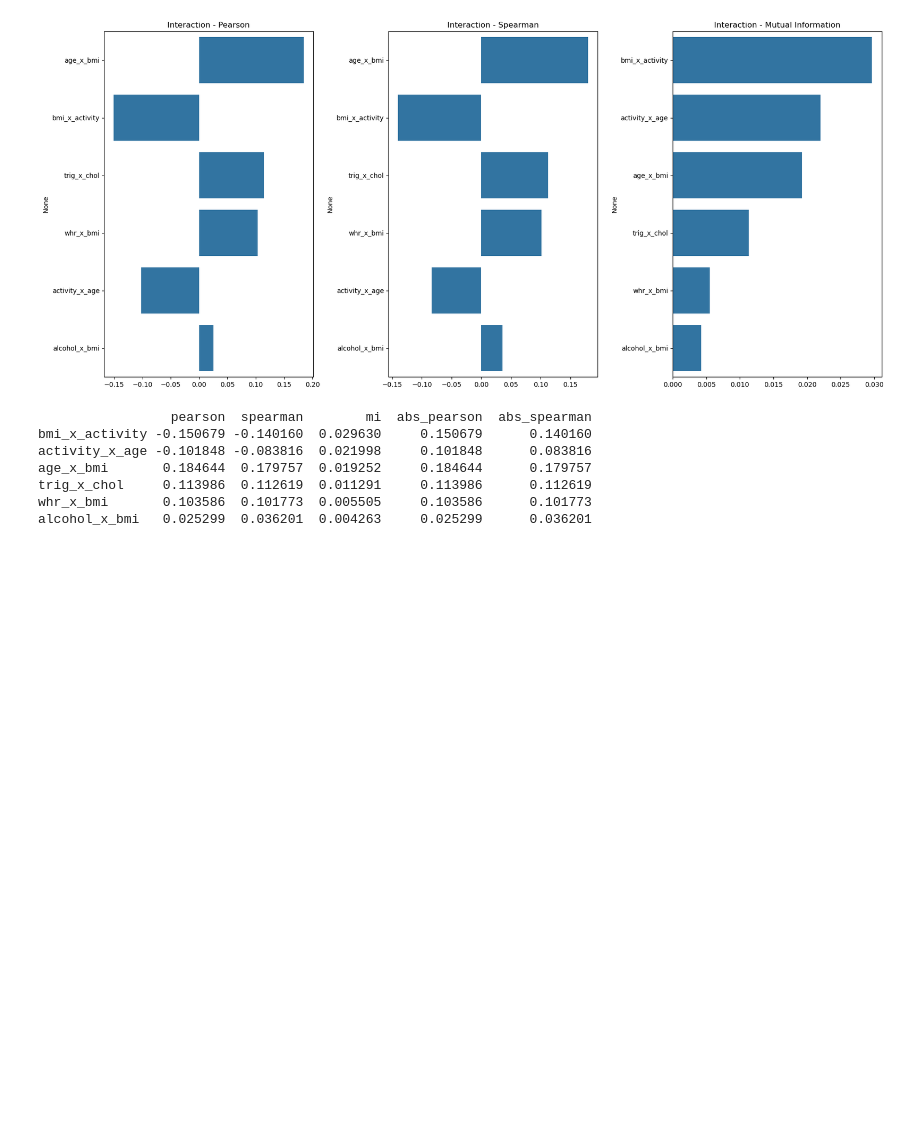
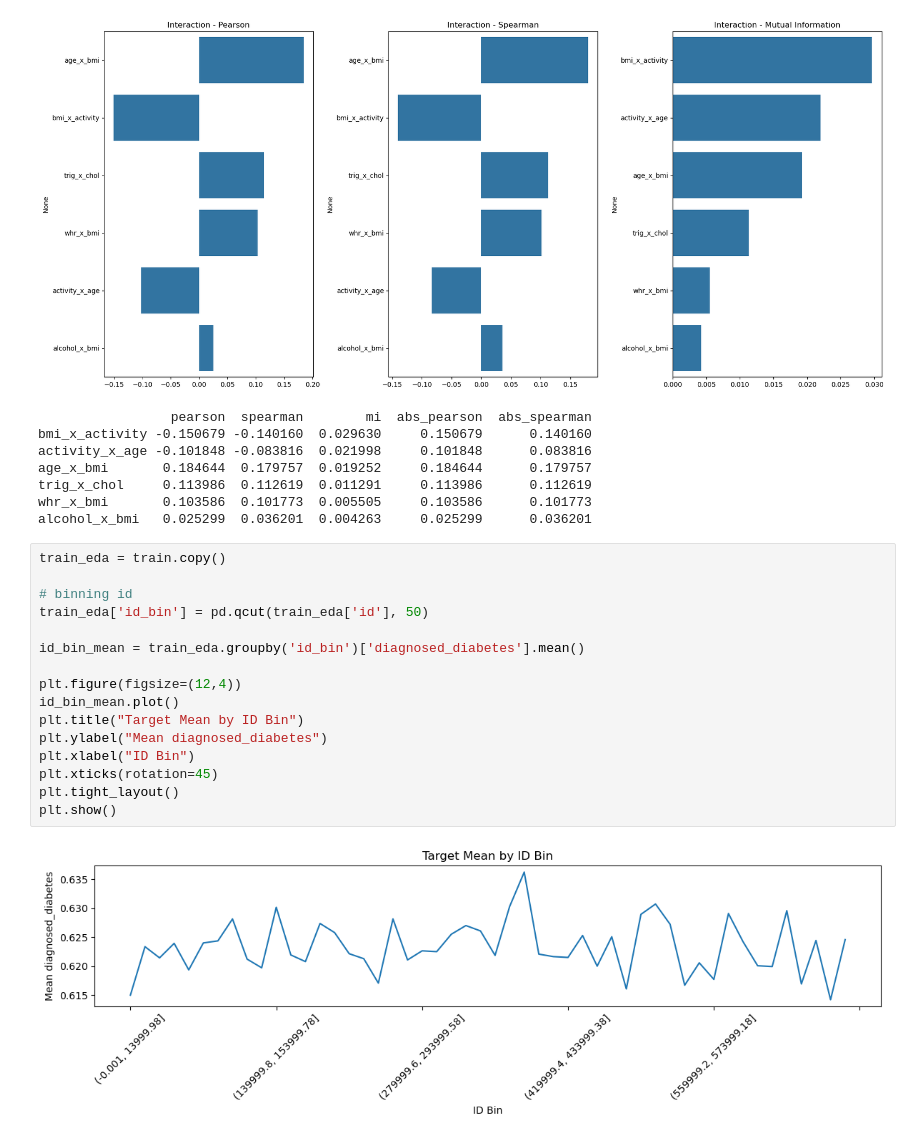
Before and after one commit to SunnyMok1999/Diabetes-Prediction-Challenge, a Jupyter notebook: eda.ipynb, the cells around one changed output. Cells and saved outputs as stored; diff of their text form; blank space fills up the shorter version.

```diff
--- a/eda.ipynb
+++ b/eda.ipynb
@@ -507,3 +501,21 @@ age_x_bmi       0.184644  0.179757  0.019252     0.184644      0.179757
 trig_x_chol     0.113986  0.112619  0.011291     0.113986      0.112619
 whr_x_bmi       0.103586  0.101773  0.005505     0.103586      0.101773
 alcohol_x_bmi   0.025299  0.036201  0.004263     0.025299      0.036201
+# %%
+train_eda = train.copy()
+
+# binning id
+train_eda['id_bin'] = pd.qcut(train_eda['id'], 50)
+
+id_bin_mean = train_eda.groupby('id_bin')['diagnosed_diabetes'].mean()
+
+plt.figure(figsize=(12,4))
+id_bin_mean.plot()
+plt.title("Target Mean by ID Bin")
+plt.ylabel("Mean diagnosed_diabetes")
+plt.xlabel("ID Bin")
+plt.xticks(rotation=45)
+plt.tight_layout()
+plt.show()
+# %% [output]
+[figure, added]
```
Also changed, not shown: parts of 12 cells of this notebook, 27 other files.
